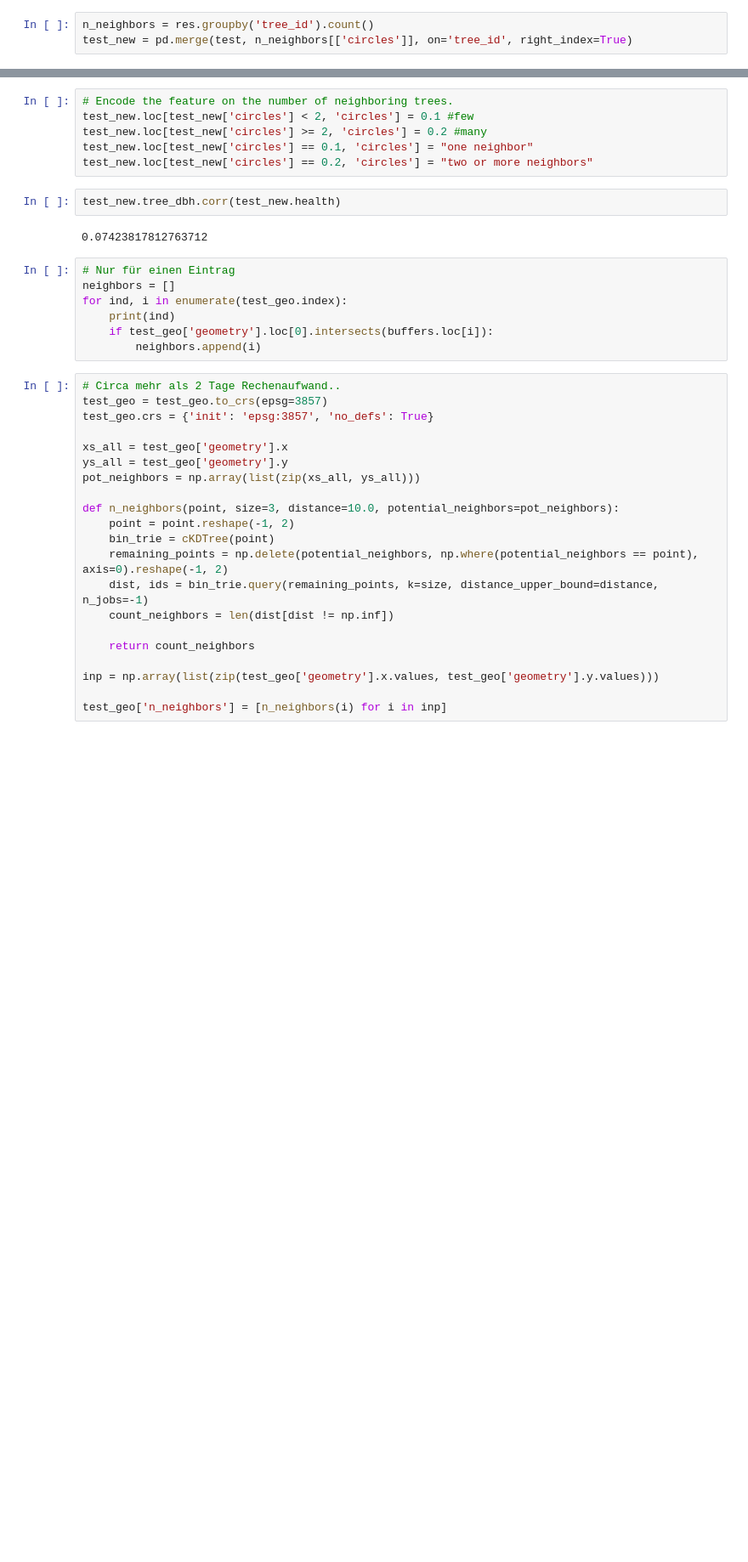
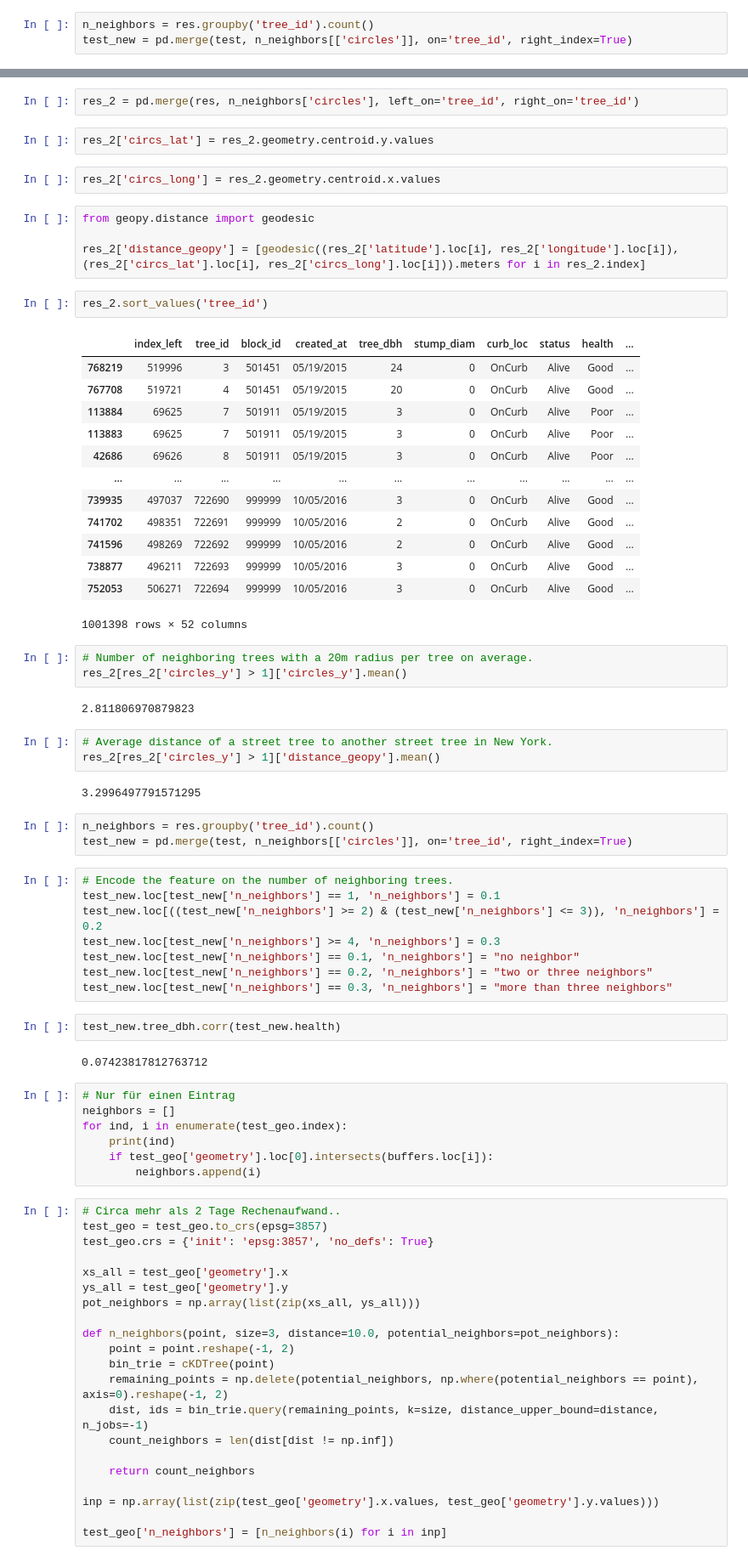
Before and after one commit to lezneklihp/dsend_project_4, a Jupyter notebook: model_trees.ipynb, the cells around one changed output, grey strips where cells are left out. Shown at 85% size. Saved outputs shown, nothing was run; the diff lists cells and outputs as text; blank space fills up the shorter version.

Commit message:
distance calculation

```diff
--- a/model_trees.ipynb
+++ b/model_trees.ipynb
@@ -63,9 +84,50 @@ test_new = pd.merge(test, n_neighbors[['circles']], on='tree_id', right_index=Tr
+# %%
+res_2 = pd.merge(res, n_neighbors['circles'], left_on='tree_id', right_on='tree_id')
+# %%
+res_2['circs_lat'] = res_2.geometry.centroid.y.values
+# %%
+res_2['circs_long'] = res_2.geometry.centroid.x.values
+# %%
+from geopy.distance import geodesic
+
+res_2['distance_geopy'] = [geodesic((res_2['latitude'].loc[i], res_2['longitude'].loc[i]), (res_2['circs_lat'].loc[i], res_2['circs_long'].loc[i])).meters for i in res_2.index]
+# %%
+res_2.sort_values('tree_id')
+# %% [output]
+|  | index_left | tree_id | block_id | created_at | tree_dbh | stump_diam | curb_loc | status | health | ... |
+| 768219 | 519996 | 3 | 501451 | 05/19/2015 | 24 | 0 | OnCurb | Alive | Good | ... |
+| 767708 | 519721 | 4 | 501451 | 05/19/2015 | 20 | 0 | OnCurb | Alive | Good | ... |
+| 113884 | 69625 | 7 | 501911 | 05/19/2015 | 3 | 0 | OnCurb | Alive | Poor | ... |
+| 113883 | 69625 | 7 | 501911 | 05/19/2015 | 3 | 0 | OnCurb | Alive | Poor | ... |
+| 42686 | 69626 | 8 | 501911 | 05/19/2015 | 3 | 0 | OnCurb | Alive | Poor | ... |
+| ... | ... | ... | ... | ... | ... | ... | ... | ... | ... | ... |
+| 739935 | 497037 | 722690 | 999999 | 10/05/2016 | 3 | 0 | OnCurb | Alive | Good | ... |
+| 741702 | 498351 | 722691 | 999999 | 10/05/2016 | 2 | 0 | OnCurb | Alive | Good | ... |
+| 741596 | 498269 | 722692 | 999999 | 10/05/2016 | 2 | 0 | OnCurb | Alive | Good | ... |
+| 738877 | 496211 | 722693 | 999999 | 10/05/2016 | 3 | 0 | OnCurb | Alive | Good | ... |
+| 752053 | 506271 | 722694 | 999999 | 10/05/2016 | 3 | 0 | OnCurb | Alive | Good | ... |
+1001398 rows × 52 columns
+# %%
+# Number of neighboring trees with a 20m radius per tree on average.
+res_2[res_2['circles_y'] > 1]['circles_y'].mean()
+# %% [output]
+2.811806970879823
+# %%
+# Average distance of a street tree to another street tree in New York.
+res_2[res_2['circles_y'] > 1]['distance_geopy'].mean()
+# %% [output]
+3.2996497791571295
+# %%
+n_neighbors = res.groupby('tree_id').count()
+test_new = pd.merge(test, n_neighbors[['circles']], on='tree_id', right_index=True)
 # %%
 # Encode the feature on the number of neighboring trees.
-test_new.loc[test_new['circles'] < 2, 'circles'] = 0.1 #few
-test_new.loc[test_new['circles'] >= 2, 'circles'] = 0.2 #many
-test_new.loc[test_new['circles'] == 0.1, 'circles'] = "one neighbor"
-test_new.loc[test_new['circles'] == 0.2, 'circles'] = "two or more neighbors"
+test_new.loc[test_new['n_neighbors'] == 1, 'n_neighbors'] = 0.1
+test_new.loc[((test_new['n_neighbors'] >= 2) & (test_new['n_neighbors'] <= 3)), 'n_neighbors'] = 0.2
+test_new.loc[test_new['n_neighbors'] >= 4, 'n_neighbors'] = 0.3
+test_new.loc[test_new['n_neighbors'] == 0.1, 'n_neighbors'] = "no neighbor"
+test_new.loc[test_new['n_neighbors'] == 0.2, 'n_neighbors'] = "two or three neighbors"
+test_new.loc[test_new['n_neighbors'] == 0.3, 'n_neighbors'] = "more than three neighbors"
 # %%
 test_new.tree_dbh.corr(test_new.health)
 # %% [output]
```
Also changed, not shown: parts of 21 cells of this notebook, 1 other file.
